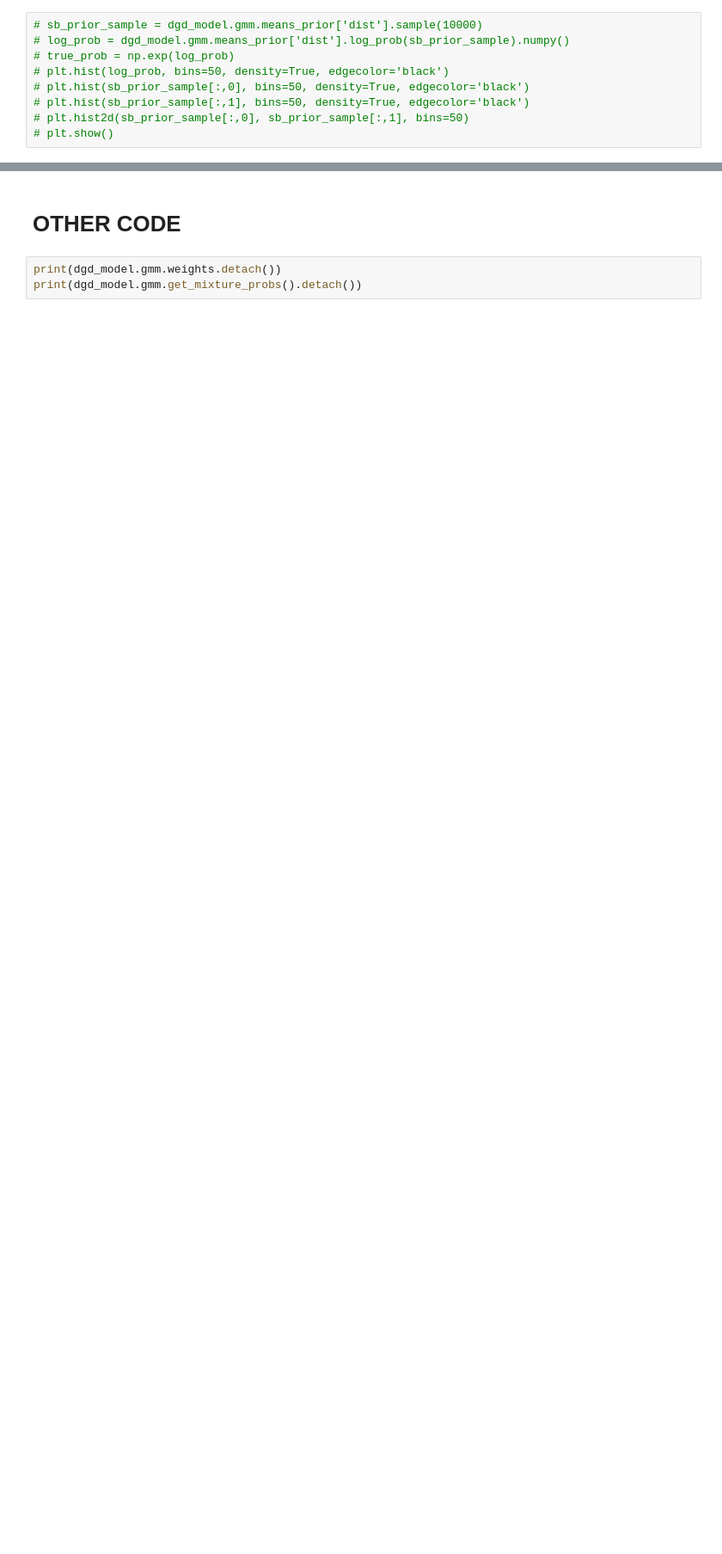
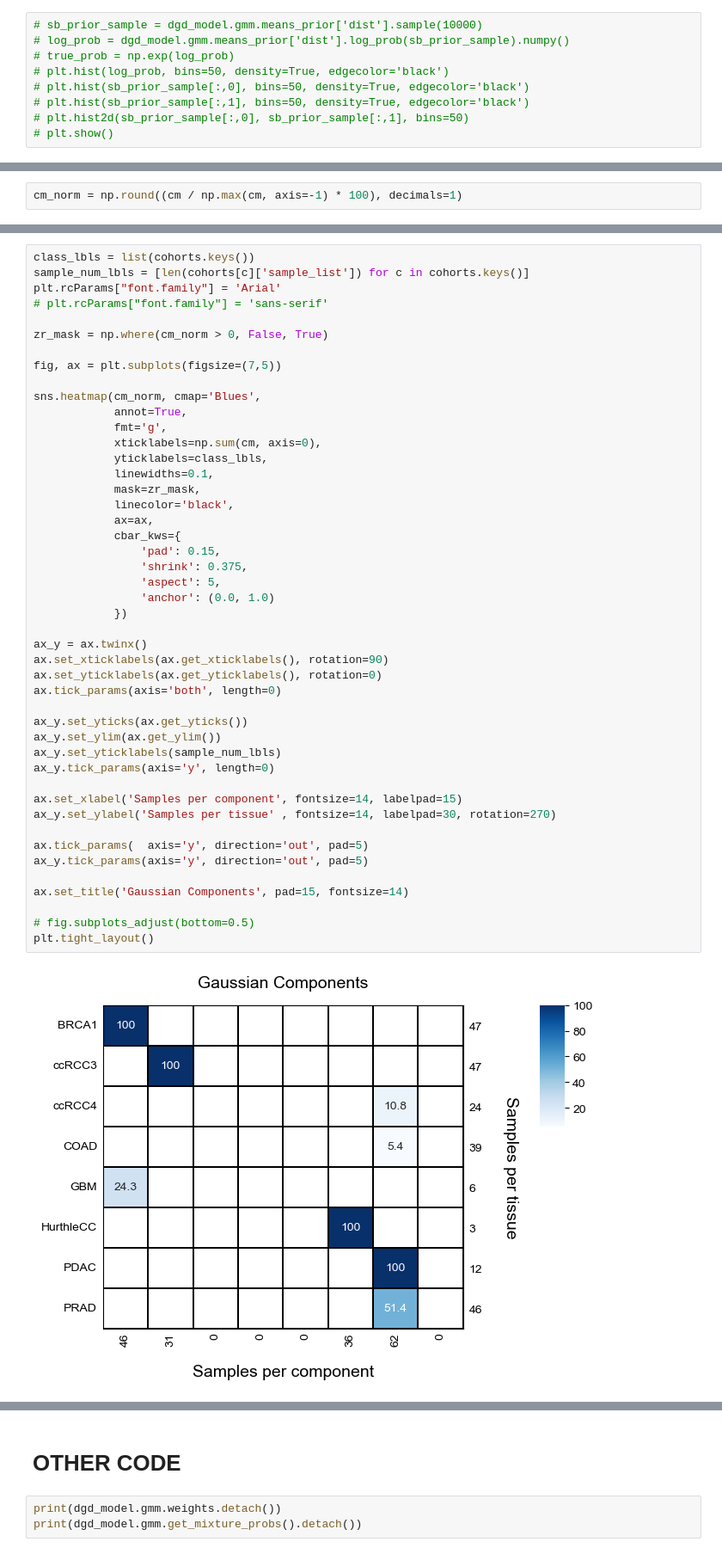
Before and after one commit to alfonsomiguelcruz/metabodgd, a Jupyter notebook: 02 - Training.ipynb, the cells around one changed output, grey strips where cells are left out. Shown: that part at 86% size. Drawn from its saved outputs; the diff is of its cells as text; blank space fills up the shorter version.

```diff
--- a/02 - Training.ipynb
+++ b/02 - Training.ipynb
@@ -130,0 +125,2 @@ tensor(False)
+# %%
+cm_norm = np.round((cm / np.max(cm, axis=-1) * 100), decimals=1)
@@ -130,0 +131,48 @@ tensor(False)
+# %%
+class_lbls = list(cohorts.keys())
+sample_num_lbls = [len(cohorts[c]['sample_list']) for c in cohorts.keys()]
+plt.rcParams["font.family"] = 'Arial'
+# plt.rcParams["font.family"] = 'sans-serif'
+
+zr_mask = np.where(cm_norm > 0, False, True)
+
+fig, ax = plt.subplots(figsize=(7,5))
+
+sns.heatmap(cm_norm, cmap='Blues',
+            annot=True,
+            fmt='g',
+            xticklabels=np.sum(cm, axis=0),
+            yticklabels=class_lbls,
+            linewidths=0.1,
+            mask=zr_mask,
+            linecolor='black',
+            ax=ax,
+            cbar_kws={
+                'pad': 0.15,
+                'shrink': 0.375,
+                'aspect': 5,
+                'anchor': (0.0, 1.0)
+            })
+
+ax_y = ax.twinx()
+ax.set_xticklabels(ax.get_xticklabels(), rotation=90)
+ax.set_yticklabels(ax.get_yticklabels(), rotation=0)
+ax.tick_params(axis='both', length=0)
+
+ax_y.set_yticks(ax.get_yticks())
+ax_y.set_ylim(ax.get_ylim())
+ax_y.set_yticklabels(sample_num_lbls)
+ax_y.tick_params(axis='y', length=0)
+
+ax.set_xlabel('Samples per component', fontsize=14, labelpad=15)
+ax_y.set_ylabel('Samples per tissue' , fontsize=14, labelpad=30, rotation=270)
+
+ax.tick_params(  axis='y', direction='out', pad=5)
+ax_y.tick_params(axis='y', direction='out', pad=5)
+
+ax.set_title('Gaussian Components', pad=15, fontsize=14)
+
+# fig.subplots_adjust(bottom=0.5)
+plt.tight_layout()
+# %% [output]
+[figure, added]
```
Also changed, not shown: parts of 12 cells of this notebook, 3 other files.
